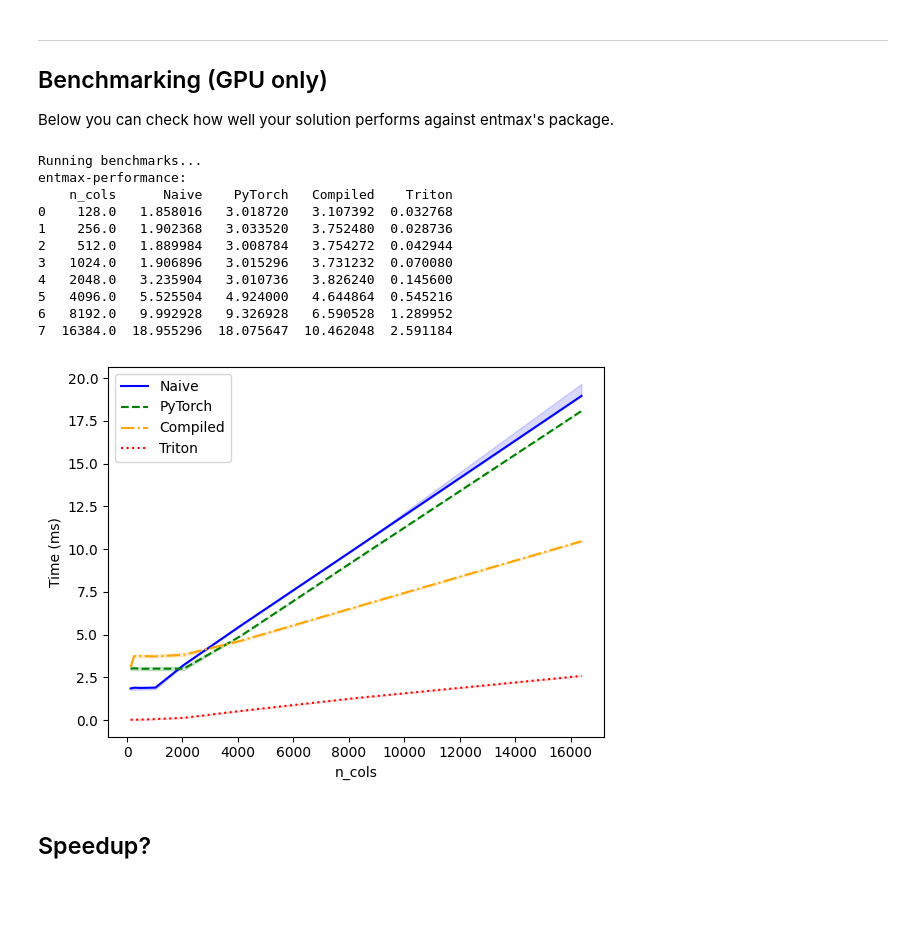
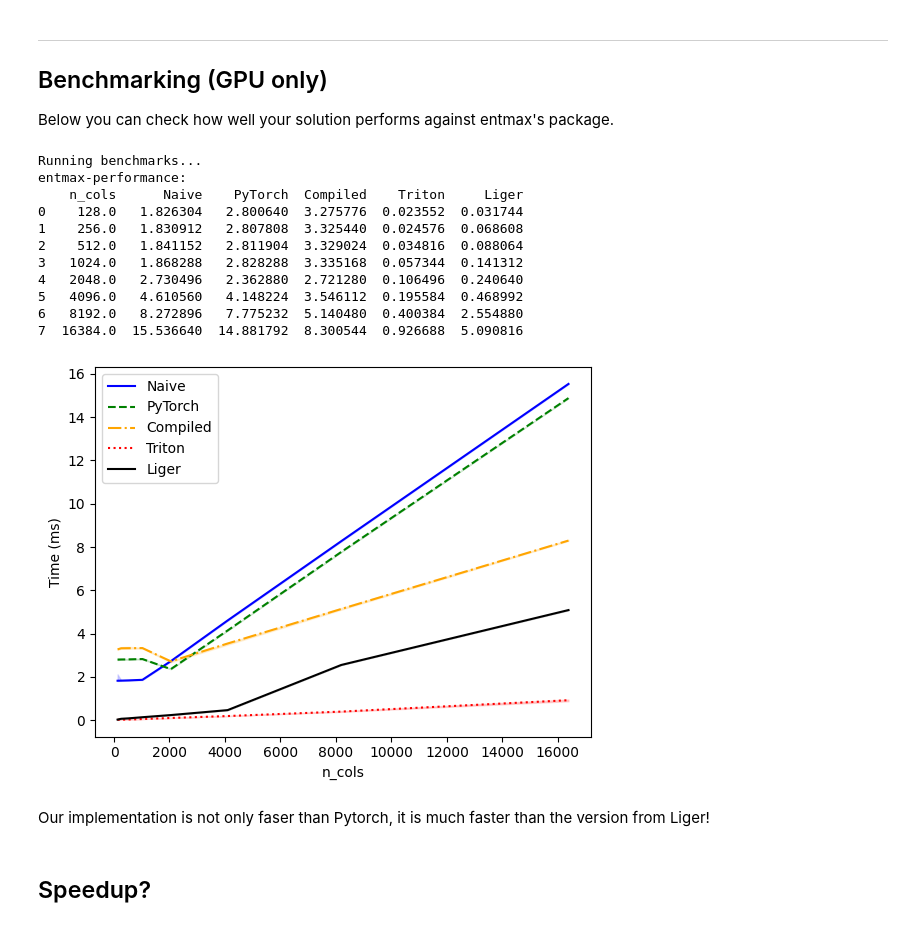
Before and after one commit to deep-spin/triton-tutorial, a Jupyter notebook: 3_fused_entmax.ipynb, the cells around one changed output. Cells and saved outputs as stored; diff of their text form; code cells hidden in the pictures; blank space fills up the shorter version.

Commit message:
Add comparison with Liger

```diff
--- a/3_fused_entmax.ipynb
+++ b/3_fused_entmax.ipynb
@@ -135,6 +135,24 @@ Complete the kernel to:
 
 To help you out, we provide a `alpha_entmax` kernel, which you can use to compute $\max(0, (\alpha-1)x)^{1/(\alpha-1)}$ element-wise.
 # %%
+def calculate_settings(n):
+    # reference: https://github.com/unslothai/unsloth/blob/fd753fed99ed5f10ef8a9b7139588d9de9ddecfb/unsloth/kernels/utils.py#L43
+    MAX_FUSED_SIZE = 65536
+    BLOCK_SIZE = triton.next_power_of_2(n)
+    if BLOCK_SIZE > MAX_FUSED_SIZE:
+        raise RuntimeError(
+            f"Cannot launch Triton kernel since n = {n} exceeds the recommended Triton blocksize = {MAX_FUSED_SIZE}."
+        )
+    num_warps = 4
+    if BLOCK_SIZE >= 32768:
+        num_warps = 32 if not is_hip() else 16
+    elif BLOCK_SIZE >= 8192:
+        num_warps = 16
+    elif BLOCK_SIZE >= 2048:
+        num_warps = 8
+    return BLOCK_SIZE, num_warps
+
+
 @triton.jit
 def alpha_entmax(x, tau, alpha):
     x = (alpha - 1) * x - tau
@@ -144,7 +162,7 @@ def alpha_entmax(x, tau, alpha):
 
 
 @triton.jit
-def _ent_bisect(x_ptr, y_ptr, alpha, n_iter, N: tl.constexpr, TILE: tl.constexpr):
+def _ent_bisect(x_ptr, y_ptr, alpha, n_iter, N: tl.constexpr, TILE: tl.constexpr, num_warps: tl.constexpr,):
 
     # get row that this thread block will be responsible for
     curr_row = tl.program_id(0)
@@ -166,7 +184,7 @@ def _ent_bisect(x_ptr, y_ptr, alpha, n_iter, N: tl.constexpr, TILE: tl.constexpr
 def entmax_triton(x, alpha=1.5, n_iter=50):
     rows, cols = x.shape
     assert cols.bit_count() == 1, "We require the number of columns to be a power of 2."
-    TILE = 1024 if cols > 1024 else cols
+    TILE, num_warps = calculate_settings(cols)
 
     # launch with as many programs as rows in x
     grid = (rows,)
@@ -175,7 +193,7 @@ def entmax_triton(x, alpha=1.5, n_iter=50):
     y = torch.empty_like(x)
 
     # launch the kernel
-    _ent_bisect[grid](x, y, alpha, n_iter, cols, TILE)
+    _ent_bisect[grid](x, y, alpha, n_iter, cols, TILE, num_warps=num_warps)
 
     return y
 # %% [markdown]
@@ -403,9 +588,9 @@ Below you can check how well your solution performs against entmax's package.
         x_names=['n_cols'],  # Column size as x-axis
         x_vals=[128, 256, 512, 1024, 2048, 4096, 8192, 16384],
         line_arg='provider',
-        line_vals=['naive', 'pytorch', 'compiled', 'triton'],
-        line_names=['Naive', 'PyTorch', 'Compiled', 'Triton'],
-        styles=[('blue', '-'), ('green', '--'), ('orange', '-.'), ('red', ':')],
+        line_vals=['naive', 'pytorch', 'compiled', 'triton', 'liger'],
+        line_names=['Naive', 'PyTorch', 'Compiled', 'Triton', 'Liger'],
+        styles=[('blue', '-'), ('green', '--'), ('orange', '-.'), ('red', ':'), ('black', '-')],
         ylabel='Time (ms)',
         plot_name='entmax-performance',
         args={'n_rows': 1024},  # Fix number of rows
@@ -416,45 +601,53 @@ def benchmark(n_rows, n_cols, provider):
     x = torch.randn(n_rows, n_cols, device=DEVICE, dtype=torch.float32)
 
     quantiles = [0.5, 0.05, 0.95]
 
-    alpha = 1.5
+    alpha = 2.0
+
+    # average iters that bisection alone takes to converge with alpha=2.0 (from adasplash)
     n_iter = 20
 
     if provider == 'naive':
         ms, min_ms, max_ms = triton.testing.do_bench(
             lambda: entmax_naive(x, alpha=alpha, n_iter=n_iter), quantiles=quantiles
         )
     elif provider == 'pytorch':
         ms, min_ms, max_ms = triton.testing.do_bench(
             lambda: entmax_bisect(x, alpha=alpha, n_iter=n_iter), quantiles=quantiles
         )
     elif provider == 'compiled':
         ms, min_ms, max_ms = triton.testing.do_bench(
             lambda: entmax_compiled(x, alpha=alpha, n_iter=n_iter), quantiles=quantiles
         )
     elif provider == 'triton':
         ms, min_ms, max_ms = triton.testing.do_bench(
-            lambda: entmax_triton(x, n_iter=n_iter), quantiles=quantiles
+            lambda: entmax_triton(x, alpha=alpha, n_iter=n_iter), quantiles=quantiles
+        )
+    elif provider == 'liger':
+        ms, min_ms, max_ms = triton.testing.do_bench(
+            lambda: sparsemax_liger(x), quantiles=quantiles
         )
 
     return ms, max_ms, min_ms
 
 # Run benchmarks
 print("Running benchmarks...")
 results = benchmark.run(print_data=True, return_df=True, save_path='')
 # %% [output]
 Running benchmarks...
 entmax-performance:
-    n_cols      Naive    PyTorch   Compiled    Triton
-0    128.0   1.858016   3.018720   3.107392  0.032768
-1    256.0   1.902368   3.033520   3.752480  0.028736
-2    512.0   1.889984   3.008784   3.754272  0.042944
-3   1024.0   1.906896   3.015296   3.731232  0.070080
-4   2048.0   3.235904   3.010736   3.826240  0.145600
-5   4096.0   5.525504   4.924000   4.644864  0.545216
-6   8192.0   9.992928   9.326928   6.590528  1.289952
-7  16384.0  18.955296  18.075647  10.462048  2.591184
+    n_cols      Naive    PyTorch  Compiled    Triton     Liger
+0    128.0   1.826304   2.800640  3.275776  0.023552  0.031744
+1    256.0   1.830912   2.807808  3.325440  0.024576  0.068608
+2    512.0   1.841152   2.811904  3.329024  0.034816  0.088064
+3   1024.0   1.868288   2.828288  3.335168  0.057344  0.141312
+4   2048.0   2.730496   2.362880  2.721280  0.106496  0.240640
+5   4096.0   4.610560   4.148224  3.546112  0.195584  0.468992
+6   8192.0   8.272896   7.775232  5.140480  0.400384  2.554880
+7  16384.0  15.536640  14.881792  8.300544  0.926688  5.090816
-[figure, old version]
+[figure, new version]
+# %% [markdown]
+Our implementation is not only faser than Pytorch, it is much faster than the version from Liger!
 # %% [markdown]
 ## Speedup?
 # %%
```
Also changed, not shown: parts of 4 cells of this notebook.
